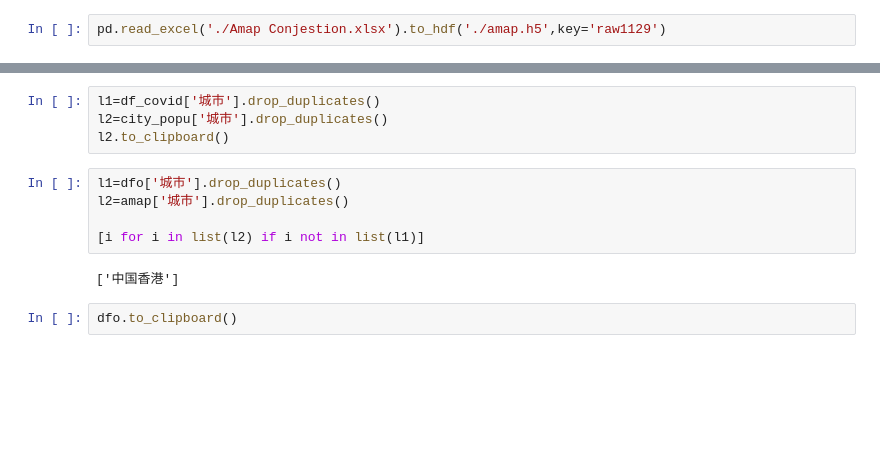
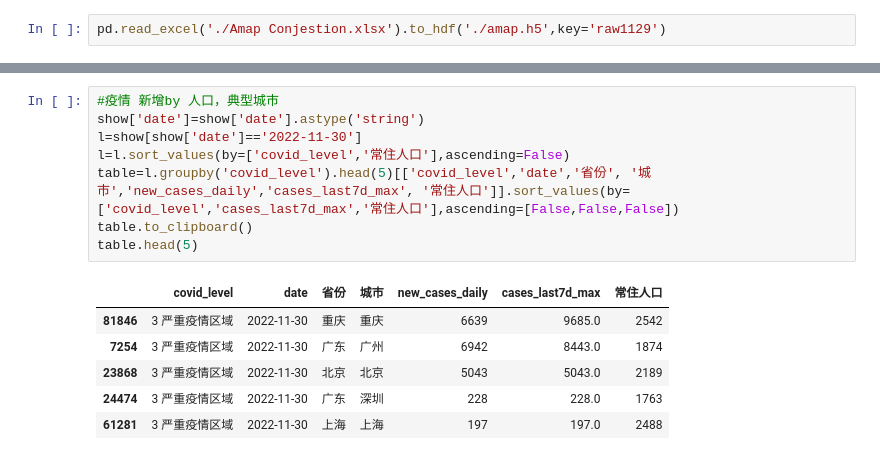
Before and after one commit to tsauliu/COVID_Data_in_Depth, a Jupyter notebook: coviddataprocess_rolling7.ipynb, the cells around one changed output, grey strips where cells are left out. Drawn from its saved outputs; the diff is of its cells as text; blank space fills up the shorter version.

```diff
--- a/coviddataprocess_rolling7.ipynb
+++ b/coviddataprocess_rolling7.ipynb
@@ -171,13 +148,15 @@ See the caveats in the documentation: https://pandas.pydata.org/pandas-docs/stab
-# %%
-l1=df_covid['城市'].drop_duplicates()
-l2=city_popu['城市'].drop_duplicates()
-l2.to_clipboard()
-# %%
-l1=dfo['城市'].drop_duplicates()
-l2=amap['城市'].drop_duplicates()
-
-[i for i in list(l2) if i not in list(l1)]
-# %% [output]
-['中国香港']
-# %%
-dfo.to_clipboard()
+# %%
+#疫情 新增by 人口，典型城市
+show['date']=show['date'].astype('string')
+l=show[show['date']=='2022-11-30']
+l=l.sort_values(by=['covid_level','常住人口'],ascending=False)
+table=l.groupby('covid_level').head(5)[['covid_level','date','省份', '城市','new_cases_daily','cases_last7d_max', '常住人口']].sort_values(by=['covid_level','cases_last7d_max','常住人口'],ascending=[False,False,False])
+table.to_clipboard()
+table.head(5)
+# %% [output]
+|  | covid_level | date | 省份 | 城市 | new_cases_daily | cases_last7d_max | 常住人口 |
+| 81846 | 3 严重疫情区域 | 2022-11-30 | 重庆 | 重庆 | 6639 | 9685.0 | 2542 |
+| 7254 | 3 严重疫情区域 | 2022-11-30 | 广东 | 广州 | 6942 | 8443.0 | 1874 |
+| 23868 | 3 严重疫情区域 | 2022-11-30 | 北京 | 北京 | 5043 | 5043.0 | 2189 |
+| 24474 | 3 严重疫情区域 | 2022-11-30 | 广东 | 深圳 | 228 | 228.0 | 1763 |
+| 61281 | 3 严重疫情区域 | 2022-11-30 | 上海 | 上海 | 197 | 197.0 | 2488 |
```
Also changed, not shown: parts of 9 cells of this notebook, 1 other file.
